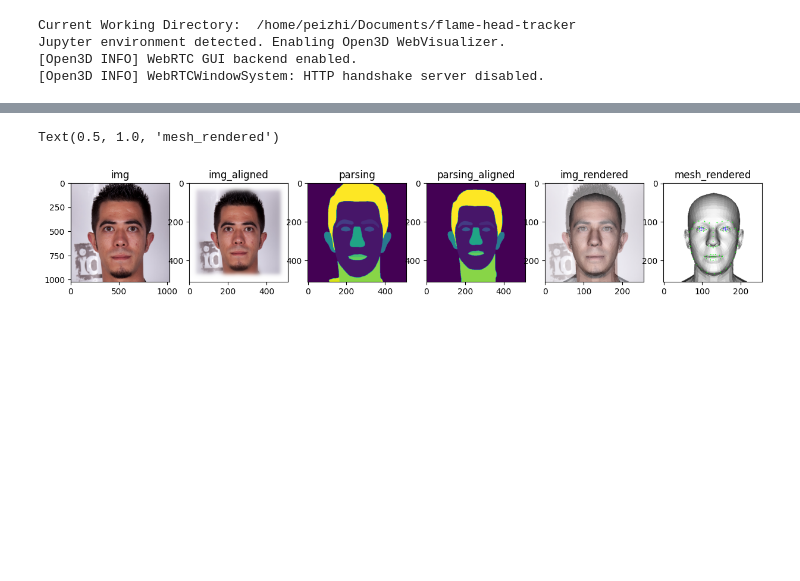
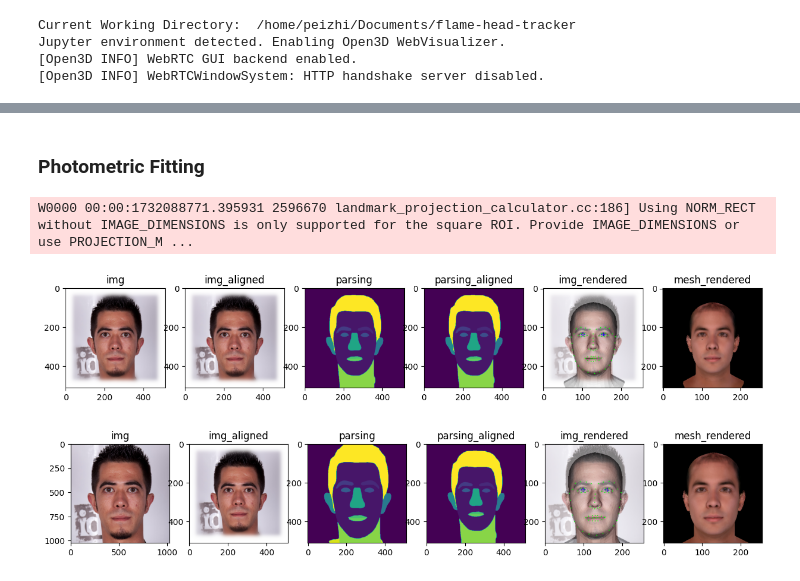
Before and after one commit to PeizhiYan/flame-head-tracker, a Jupyter notebook: Example_single-image-reconstruction.ipynb, the cells around one changed output, grey strips where cells are left out. Drawn from its saved outputs; the diff is of its cells as text; code cells hidden in the pictures; blank space fills up the shorter version.

```diff
--- a/Example_single-image-reconstruction.ipynb
+++ b/Example_single-image-reconstruction.ipynb
@@ -37,7 +62,7 @@ tracker_cfg = {
     'mediapipe_face_landmarker_v2_path': './models/face_landmarker_v2_with_blendshapes.task',
     'flame_model_path': './models/FLAME2020/generic_model.pkl',
     'flame_lmk_embedding_path': './models/landmark_embedding.npy',
-    'tex_space_path': './models/FLAME_texture.npz',
+    'tex_space_path': './models/FLAME_albedo_from_BFM.npz',
     'face_parsing_model_path': './utils/face_parsing/79999_iter.pth',
     'uv_coord_mapping_file_path': './models/uv2vert_256.npy',
     'template_mesh_file_path': './models/head_template.obj',
@@ -122,37 +130,14 @@ Text(0.5, 1.0, 'mesh_rendered')
+# %% [markdown]
+### Photometric Fitting
 # %%
-"""
-Set realign to False
-
-In this case, we still realign the input image.
-However, the reconstruction is on the original image.
-
-"""
-
 img_path = './assets/00012.png'
 
-ret_dict = tracker.load_image_and_run(img_path, realign=False) # if realign == True, the fitting is on the realigned image
-                                                               # otherwise the fitting is on the original image
+ret_dict = tracker.load_image_and_run(img_path, realign=True, photometric_fitting=True)
+plot(ret_dict)
 
-# plot some results
-plt.figure(figsize=(15,6))
-
-plt.subplot(1,6,1)
-plt.imshow(ret_dict['img']); plt.title('img')
-
-plt.subplot(1,6,2)
-plt.imshow(ret_dict['img_aligned']); plt.title('img_aligned')
-
-plt.subplot(1,6,3)
-plt.imshow(ret_dict['parsing']); plt.title('parsing')
-
-plt.subplot(1,6,4)
-plt.imshow(ret_dict['parsing_aligned']); plt.title('parsing_aligned')
-
-plt.subplot(1,6,5)
-plt.imshow(ret_dict['img_rendered']); plt.title('img_rendered')
-
-plt.subplot(1,6,6)
-plt.imshow(ret_dict['mesh_rendered']); plt.title('mesh_rendered')
+ret_dict = tracker.load_image_and_run(img_path, realign=False, photometric_fitting=True)
+plot(ret_dict)
 # %% [output]
-Text(0.5, 1.0, 'mesh_rendered')
+W0000 00:00:1732088771.395931 2596670 landmark_projection_calculator.cc:186] Using NORM_RECT without IMAGE_DIMENSIONS is only supported for the square ROI. Provide IMAGE_DIMENSIONS or use PROJECTION_M ...
-[figure, old version]
+[figure, new version]
+[figure, added]
```
Also changed, not shown: parts of 4 cells of this notebook, 12 other files.
